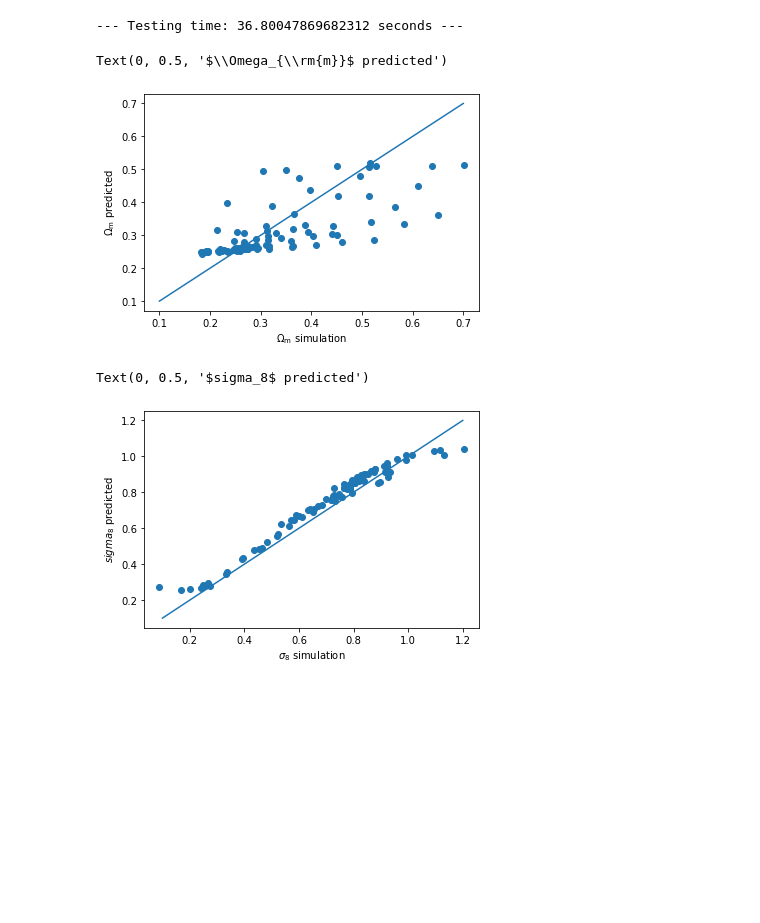
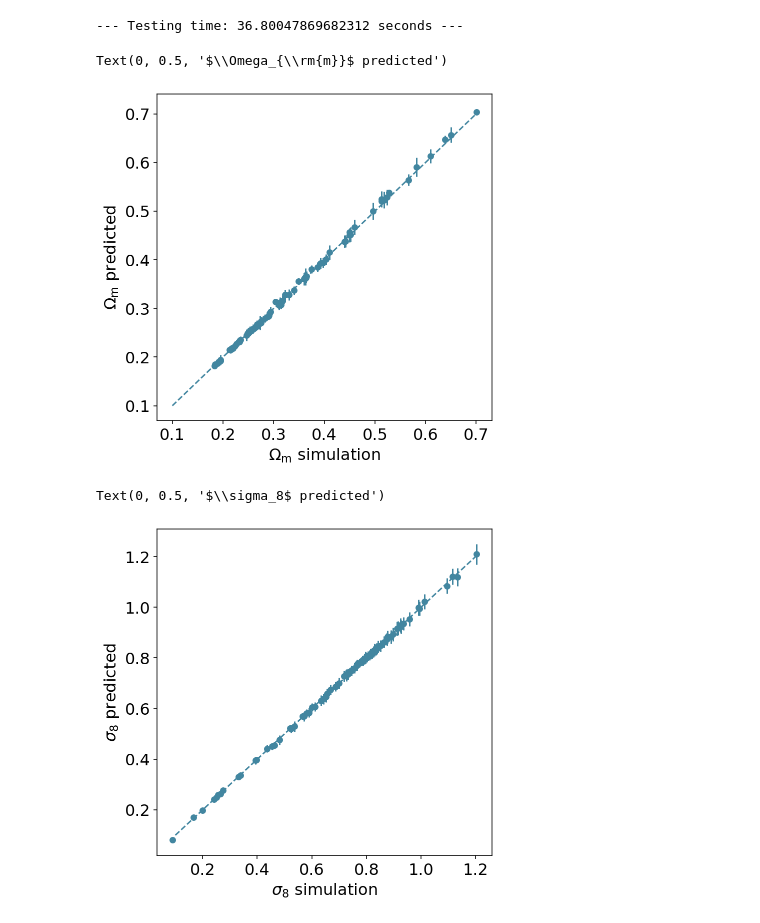
Before and after one commit to tianliwng/CNN-plus-weak-lensing, a Jupyter notebook: fullNet_testing.ipynb, the cells around one changed output. Saved outputs shown, nothing was run; the diff lists cells and outputs as text; code cells hidden in the pictures; blank space fills up the shorter version.

Commit message:
updated plot formatting

```diff
--- a/fullNet_testing.ipynb
+++ b/fullNet_testing.ipynb
@@ -32,7 +37,7 @@ dim_image = 1024
 dim_downsized = int(dim_image/2)            # downsized image dimension
 
 trainFraction = 10.0/16  # fraction of images per cosmology for training
-validateFraction = 3.0/16
+validateFraction = 2.0/16
 testFraction = 1-trainFraction-validateFraction  # needs more cleaning up
 
 n_cosmosToTrain = 90  # same for validation and testing
@@ -283,18 +285,44 @@ t = Table([Om_predict, si_predict, expected_outputs[:,0], expected_outputs[:,1],
+# %%
+# load the saved values
+data_saved = np.genfromtxt(workPath+'fullNet_testing_shuffle.dat', names=True, dtype=None)
+Om_predict = data_saved['Om_pred']
+si_predict = data_saved['si_pred']
+Om_expect = data_saved['Om_expect']
+si_expect = data_saved['si_expect']
+# %%
+Om_predictavg = np.reshape(Om_predict, (-1, n_testimages)).mean(axis=-1)
+si_predictavg = np.reshape(si_predict, (-1, n_testimages)).mean(axis=-1)
+Om_expectavg = np.reshape(Om_expect, (-1, n_testimages)).mean(axis=-1)
+si_expectavg = np.reshape(si_expect, (-1, n_testimages)).mean(axis=-1)
+
+si_std = np.reshape(si_predict, (-1, n_testimages)).std(axis=-1)
+Om_std = np.reshape(Om_predict, (-1, n_testimages)).std(axis=-1)
 # %%
+# def color
+c = '#4286A0'
+
+plt.figure(figsize=[6,6])
 x = np.arange(0.1, 0.8, 0.1)
-plt.plot(x, x)
-plt.scatter(Omegas_test, Om_predictavg)
-plt.xlabel(r'$\Omega_{\rm{m}}$ simulation')
-plt.ylabel(r'$\Omega_{\rm{m}}$ predicted')
+plt.plot(x, x, linestyle='--', color=c)
+plt.scatter(Om_expectavg, Om_predictavg, color=c, s=30)
+plt.errorbar(Om_expectavg, Om_predictavg, Om_std, color=c, fmt='none')
+plt.xticks(fontsize=16)
+plt.yticks(fontsize=16)
+plt.xlabel(r'$\Omega_{\rm{m}}$ simulation', fontsize=16)
+plt.ylabel(r'$\Omega_{\rm{m}}$ predicted', fontsize=16)
 # %% [output]
 Text(0, 0.5, '$\\Omega_{\\rm{m}}$ predicted')
-[figure, old version]
+[figure, new version]
 # %%
+plt.figure(figsize=[6,6])
 x = np.arange(0.1, 1.3, 0.1)
-plt.plot(x, x)
-plt.scatter(sigmas_test, si_predictavg)
-plt.xlabel(r'$\sigma_8$ simulation')
-plt.ylabel(r'$sigma_8$ predicted')
+plt.plot(x, x,  linestyle='--', color=c)
+plt.scatter(si_expectavg, si_predictavg, color=c, s=30)
+plt.errorbar(si_expectavg, si_predictavg, si_std, color=c, fmt='none')
+plt.xticks(fontsize=16)
+plt.yticks(fontsize=16)
+plt.xlabel(r'$\sigma_8$ simulation', fontsize=16)
+plt.ylabel(r'$\sigma_8$ predicted', fontsize=16)
 # %% [output]
-Text(0, 0.5, '$sigma_8$ predicted')
+Text(0, 0.5, '$\\sigma_8$ predicted')
-[figure, old version]
+[figure, new version]
```
Also changed, not shown: parts of 4 cells of this notebook.
